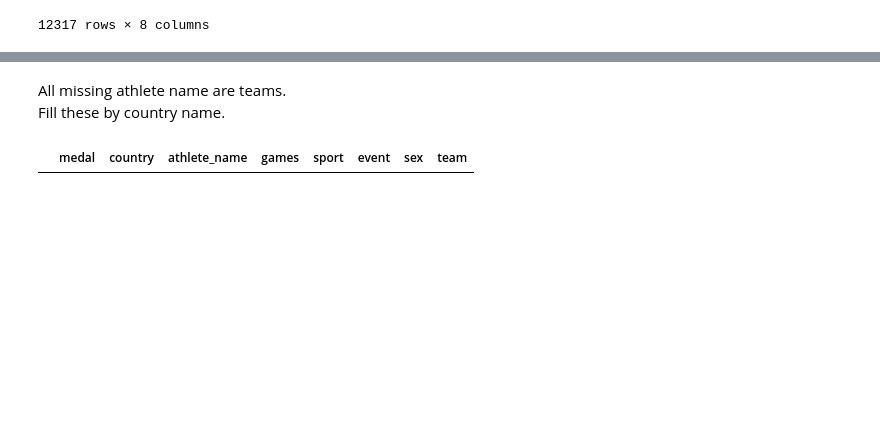
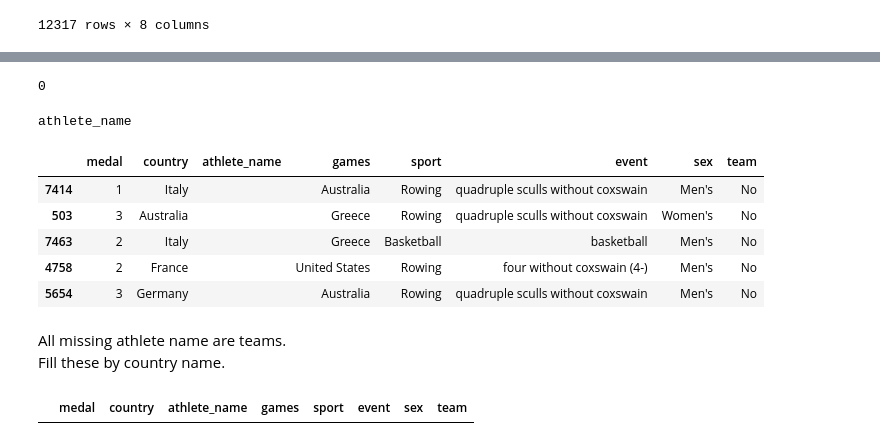
Before and after one commit to Yohan-GRNR/JO-explorer, a Jupyter notebook: data-scraped.ipynb, the cells around one changed output, grey strips where cells are left out. Drawn from its saved outputs; the diff is of its cells as text; code cells hidden in the pictures; blank space fills up the shorter version.

Commit message:
Cleaning-event visualisation

```diff
--- a/data-scraped.ipynb
+++ b/data-scraped.ipynb
@@ -361,3 +367,26 @@ df_olympic[df_olympic["athlete_name"] == ""]
+# %%
+len(df_olympic[df_olympic["country"] == ""]["country"])
+# %% [output]
+0
+# %%
+# Looking for empty values on all columns
+for col in df_olympic.select_dtypes("object").columns:
+
+    col_temp = df_olympic[df_olympic[col] == ""][col]
+
+    if len(col_temp) != 0:
+        print(col)
+# %% [output]
+athlete_name
+# %%
+df_olympic[df_olympic["athlete_name"] == ""].sample(5)
+# %% [output]
+|  | medal | country | athlete_name | games | sport | event | sex | team |
+| 7414 | 1 | Italy |  | Australia | Rowing | quadruple sculls without coxswain | Men's | No |
+| 503 | 3 | Australia |  | Greece | Rowing | quadruple sculls without coxswain | Women's | No |
+| 7463 | 2 | Italy |  | Greece | Basketball | basketball | Men's | No |
+| 4758 | 2 | France |  | United States | Rowing | four without coxswain (4-) | Men's | No |
+| 5654 | 3 | Germany |  | Australia | Rowing | quadruple sculls without coxswain | Men's | No |
 # %% [markdown]
 All missing athlete name are teams.
 Fill these by country name.
```
Also changed, not shown: parts of 16 cells of this notebook.
